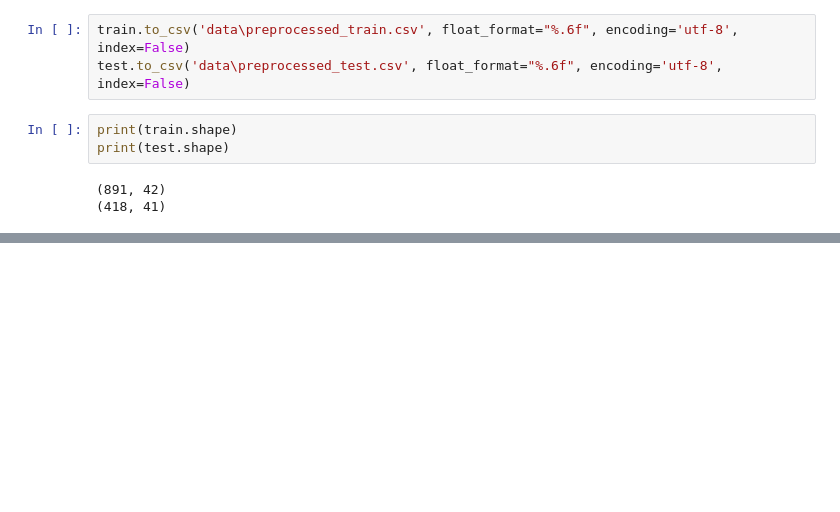
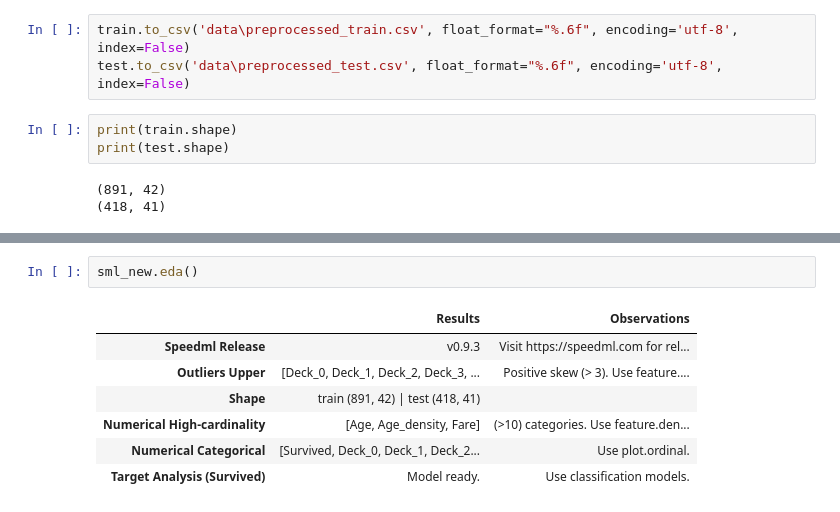
Before and after one commit to tnmichael309/kaggle-Titanic-Disaster, a Jupyter notebook: data preprocess with speedml.ipynb, the cells around one changed output, grey strips where cells are left out. Drawn from its saved outputs; the diff is of its cells as text; blank space fills up the shorter version.

```diff
--- a/data preprocess with speedml.ipynb
+++ b/data preprocess with speedml.ipynb
@@ -143,0 +151,10 @@ print(test.shape)
+# %%
+sml_new.eda()
+# %% [output]
+|  | Results | Observations |
+| Speedml Release | v0.9.3 | Visit https://speedml.com for rel... |
+| Outliers Upper | [Deck_0, Deck_1, Deck_2, Deck_3, ... | Positive skew (> 3). Use feature.... |
+| Shape | train (891, 42) | test (418, 41) |  |
+| Numerical High-cardinality | [Age, Age_density, Fare] | (>10) categories. Use feature.den... |
+| Numerical Categorical | [Survived, Deck_0, Deck_1, Deck_2... | Use plot.ordinal. |
+| Target Analysis (Survived) | Model ready. | Use classification models. |
```
Also changed, not shown: parts of 7 cells of this notebook, 2 other files.
